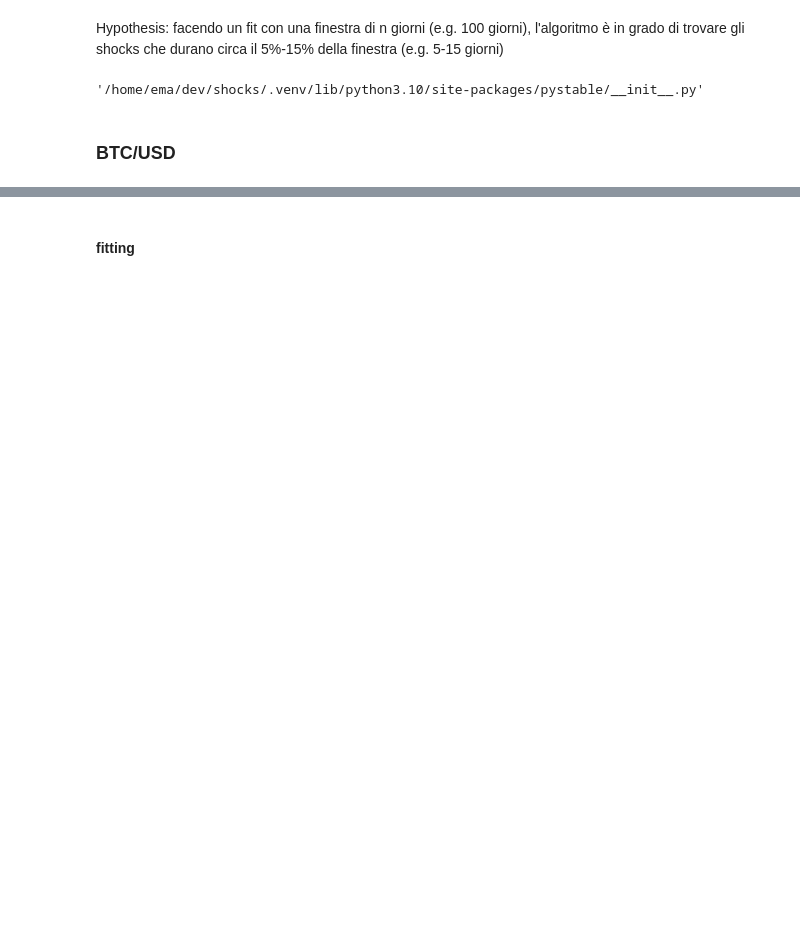
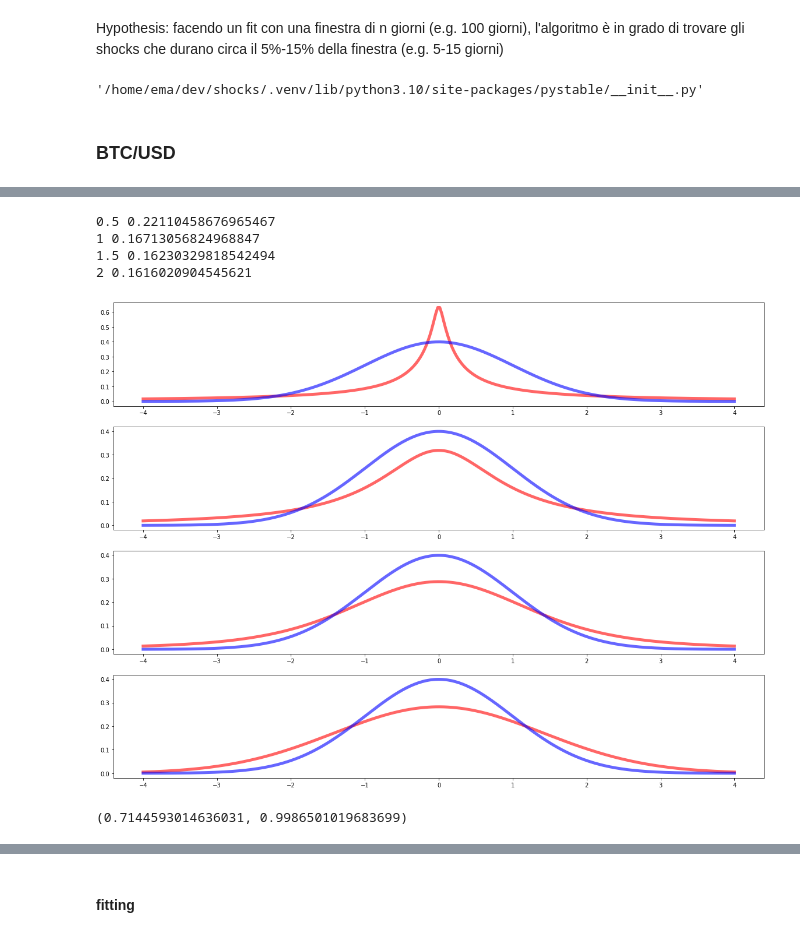
Before and after one commit to EmaMerca/shocks, a Jupyter notebook: notebook.ipynb, the cells around one changed output, grey strips where cells are left out. Saved outputs shown, nothing was run; the diff lists cells and outputs as text; code cells hidden in the pictures; blank space fills up the shorter version.

```diff
--- a/notebook.ipynb
+++ b/notebook.ipynb
@@ -103,0 +148,28 @@ data = preprocess(load(data_path))
+# %%
+q = levy_stable.ppf(0.90, alpha, beta)
+x = np.linspace(start=-4,stop=4, num=300)
+gauss = norm()
+g = gauss.pdf(x)
+
+alphas = (0.5, 1, 1.5, 2)
+
+fig, ax = plt.subplots(len(alphas), 1)
+
+for idx, alpha in enumerate(alphas):
+    mean, var, skew, kurt = levy_stable.stats(alpha, 0, moments='mvsk')
+    l = levy_stable.pdf(x, alpha, 0)
+    js = jensenshannon(g, l)
+    print(alpha, js)
+    ax[idx].plot(x, l, 'r-', lw=5, alpha=0.6, label='levy_stable pdf')
+    ax[idx].plot(x, g, 'b-', lw=5, alpha=0.6, label='normal pdf')
+plt.show()
+# %% [output]
+0.5 0.22110458676965467
+1 0.16713056824968847
+1.5 0.16230329818542494
+2 0.1616020904545621
+[figure, added]
+# %%
+levy_stable(0.1, 0).cdf(3), norm().cdf(3)
+# %% [output]
+(0.7144593014636031, 0.9986501019683699)
```
Also changed, not shown: parts of 19 cells of this notebook, 2 other files.
